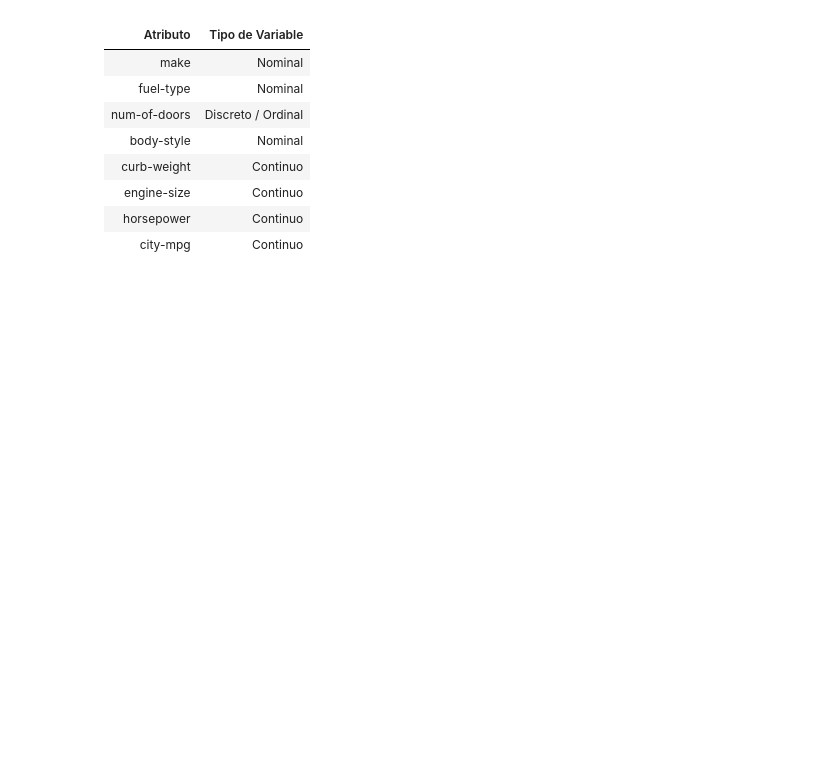
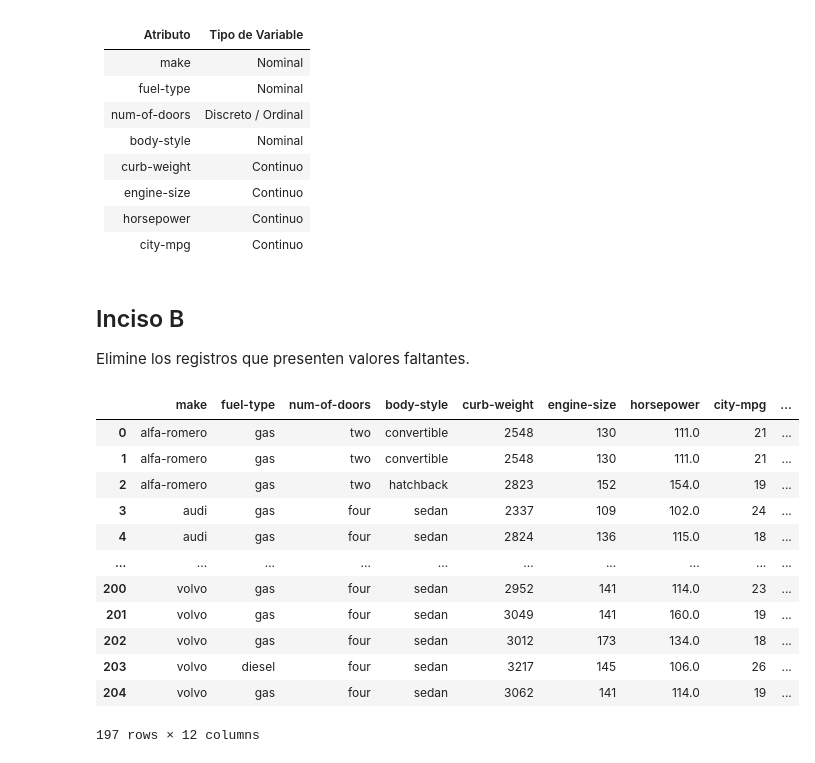
Before and after one commit to ricrubrom/AAP, a Jupyter notebook: Practicas/Practica2/Practica2.ipynb, the cells around one changed output. Cells and saved outputs as stored; diff of their text form; code cells hidden in the pictures; blank space fills up the shorter version.

```diff
--- a/Practicas/Practica2/Practica2.ipynb
+++ b/Practicas/Practica2/Practica2.ipynb
@@ -692,3 +682,29 @@ Para cada atributo indique si es Discreto, Continuo, Nominal u Ordinal
 | engine-size     | Continuo                |
 | horsepower      | Continuo                |
 | city-mpg        | Continuo                |
+# %% [markdown]
+## Inciso B
+
+Elimine los registros que presenten valores faltantes.
+# %%
+data=pd.read_csv(data_path + 'automobile-simple.csv')
+
+
+# Eliminar registros con valores faltantes
+data = data.dropna()
+
+display(data)
+# %% [output]
+|  | make | fuel-type | num-of-doors | body-style | curb-weight | engine-size | horsepower | city-mpg | ... |
+| 0 | alfa-romero | gas | two | convertible | 2548 | 130 | 111.0 | 21 | ... |
+| 1 | alfa-romero | gas | two | convertible | 2548 | 130 | 111.0 | 21 | ... |
+| 2 | alfa-romero | gas | two | hatchback | 2823 | 152 | 154.0 | 19 | ... |
+| 3 | audi | gas | four | sedan | 2337 | 109 | 102.0 | 24 | ... |
+| 4 | audi | gas | four | sedan | 2824 | 136 | 115.0 | 18 | ... |
+| ... | ... | ... | ... | ... | ... | ... | ... | ... | ... |
+| 200 | volvo | gas | four | sedan | 2952 | 141 | 114.0 | 23 | ... |
+| 201 | volvo | gas | four | sedan | 3049 | 141 | 160.0 | 19 | ... |
+| 202 | volvo | gas | four | sedan | 3012 | 173 | 134.0 | 18 | ... |
+| 203 | volvo | diesel | four | sedan | 3217 | 145 | 106.0 | 26 | ... |
+| 204 | volvo | gas | four | sedan | 3062 | 141 | 114.0 | 19 | ... |
+197 rows × 12 columns
```
Also changed, not shown: parts of 15 cells of this notebook, 2 other files.
